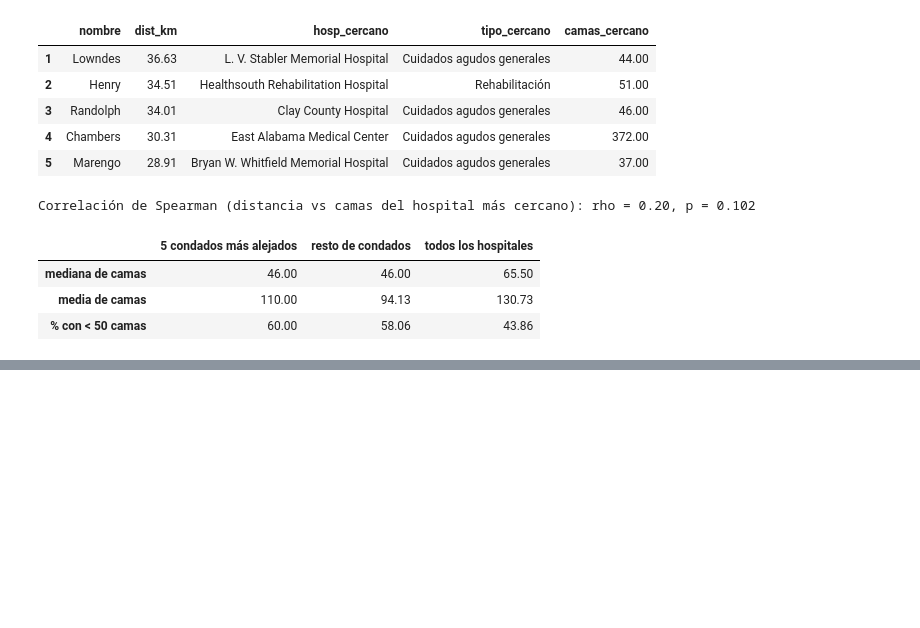
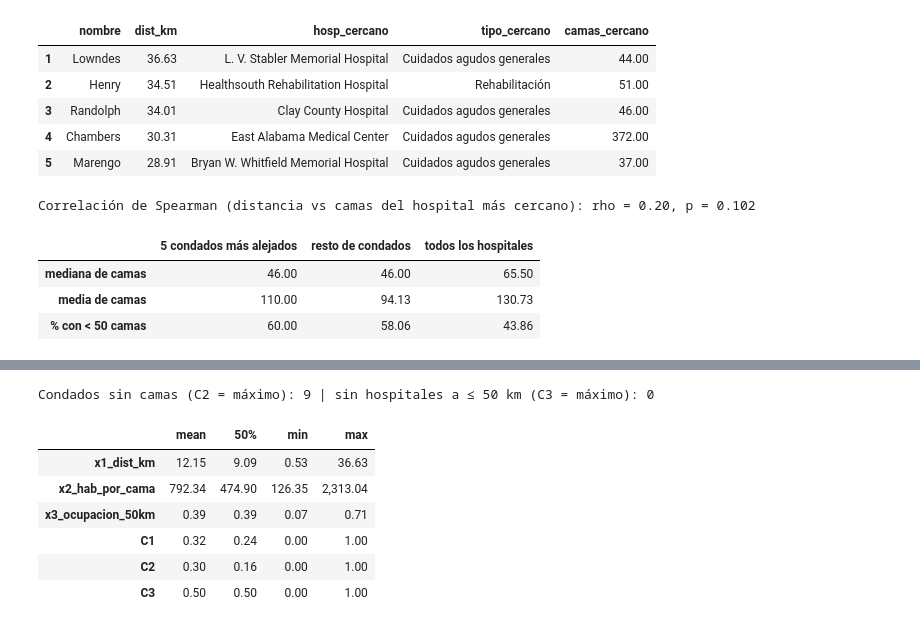
Before and after one commit to Branuvg/lab5_modsim, a Jupyter notebook: lab5.ipynb, the cells around one changed output, grey strips where cells are left out. Saved outputs shown, nothing was run; the diff lists cells and outputs as text; code cells hidden in the pictures; blank space fills up the shorter version.

```diff
--- a/lab5.ipynb
+++ b/lab5.ipynb
@@ -598,0 +610,34 @@ Correlación de Spearman (distancia vs camas del hospital más cercano): rho = 0
+# %%
+def minmax(s):
+    return (s - s.min()) / (s.max() - s.min())
+
+
+vul = cty_p[["fips", "nombre", "poblacion", "geometry"]].merge(stats_cty[["fips", "camas_total", "hospitales"]], on="fips")
+vul["x1_dist_km"] = cty_p["dist_km"].values
+
+# C2: inverso de camas por habitante (habitantes por cama); condados sin camas -> valor máximo observado
+inv = vul["poblacion"] / vul["camas_total"].replace(0, np.nan)
+vul["x2_hab_por_cama"] = inv.fillna(inv.max())
+
+# C3: ocupación promedio de hospitales dentro de 50 km del centroide; sin hospitales cercanos -> máximo
+occ = hosp_p["ocupacion_total"].values
+near50 = tree.query_ball_point(np.column_stack([cent.x, cent.y]), r=50_000)
+occ_mean = np.array([np.nanmean(occ[m]) if len(m) and np.isfinite(occ[m]).any() else np.nan for m in near50])
+vul["n_hosp_50km"] = [len(m) for m in near50]
+vul["x3_ocupacion_50km"] = np.where(np.isnan(occ_mean), np.nanmax(occ_mean), occ_mean)
+
+vul["C1"] = minmax(vul["x1_dist_km"])
+vul["C2"] = minmax(vul["x2_hab_por_cama"])
+vul["C3"] = minmax(vul["x3_ocupacion_50km"])
+print(f"Condados sin camas (C2 = máximo): {(vul.camas_total == 0).sum()} | "
+      f"sin hospitales a ≤ 50 km (C3 = máximo): {np.isnan(occ_mean).sum()}")
+vul[["x1_dist_km", "x2_hab_por_cama", "x3_ocupacion_50km", "C1", "C2", "C3"]].describe().T[["mean", "50%", "min", "max"]]
+# %% [output]
+Condados sin camas (C2 = máximo): 9 | sin hospitales a ≤ 50 km (C3 = máximo): 0
+|  | mean | 50% | min | max |
+| x1_dist_km | 12.15 | 9.09 | 0.53 | 36.63 |
+| x2_hab_por_cama | 792.34 | 474.90 | 126.35 | 2,313.04 |
+| x3_ocupacion_50km | 0.39 | 0.39 | 0.07 | 0.71 |
+| C1 | 0.32 | 0.24 | 0.00 | 1.00 |
+| C2 | 0.30 | 0.16 | 0.00 | 1.00 |
+| C3 | 0.50 | 0.50 | 0.00 | 1.00 |
```
Also changed, not shown: parts of 5 cells of this notebook.
